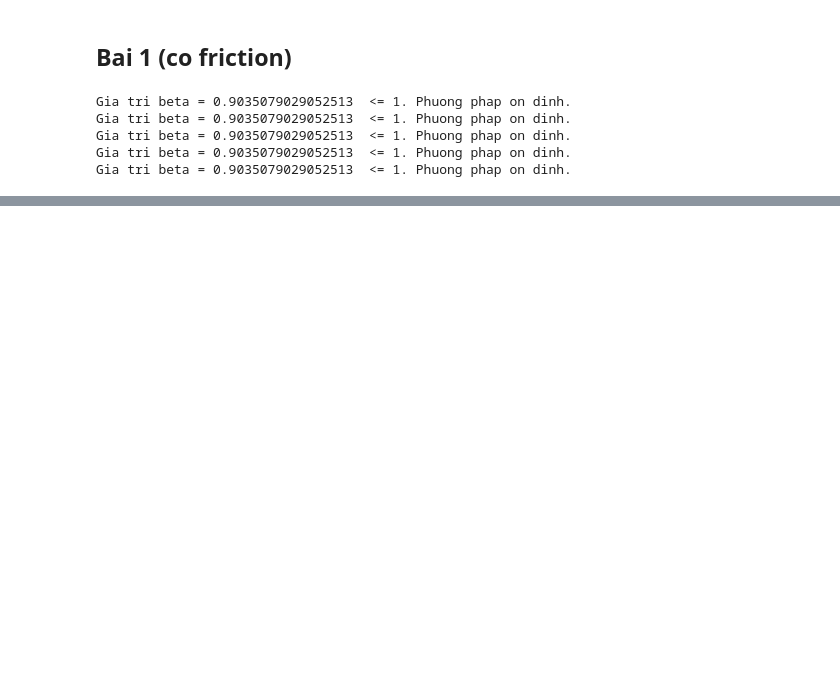
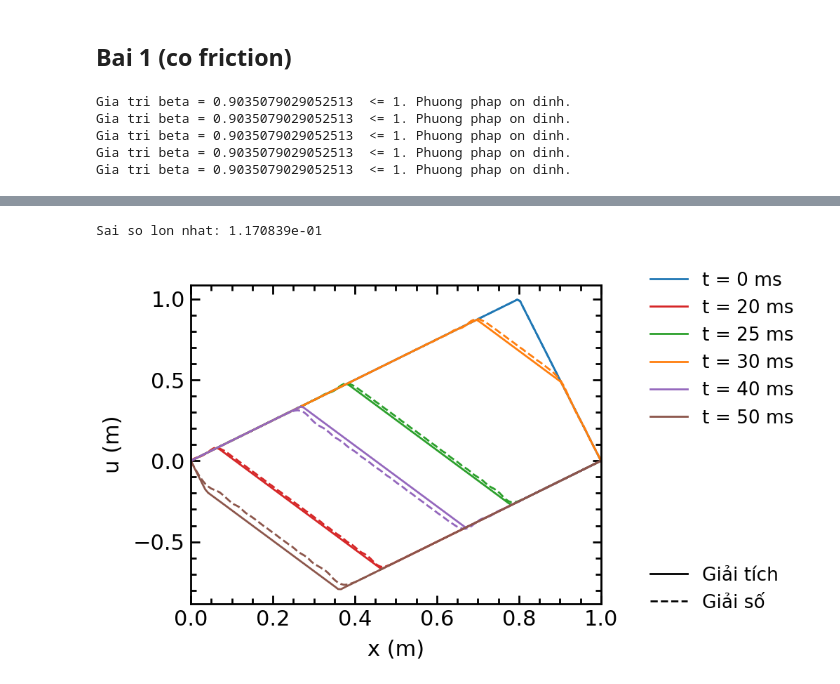
Before and after one commit to nguyentrangiabao05/Personal-Computational-Physics, a Jupyter notebook: BTVN/BTVN8/BTVN8.ipynb, the cells around one changed output, grey strips where cells are left out. Drawn from its saved outputs; the diff is of its cells as text; code cells hidden in the pictures; blank space fills up the shorter version.

```diff
--- a/BTVN/BTVN8/BTVN8.ipynb
+++ b/BTVN/BTVN8/BTVN8.ipynb
@@ -189,0 +287,42 @@ Gia tri beta = 0.9035079029052513  <= 1. Phuong phap on dinh.
+# %%
+sosanh("ketqua_bai1_beta_0.90.txt")
+# %% [output]
+Sai so lon nhat: 1.170839e-01
+# %%
+t_step_plot = [0, 200, 250, 300, 400, 500]
+
+filename = "ketqua_bai1_beta_0.90.txt_comparison"
+t_step, x_step, t_num, x_num, u_num, u_anal, delta = np.loadtxt(filename, comments='#', unpack=True)
+# %%
+fig, ax = plt.subplots(figsize=(8, 6))
+
+for i, ts in enumerate(t_step_plot):
+    mask   = (t_step == ts)
+    x_plot = x_num[mask]
+    t_val  = t_num[mask][0]
+    ax.plot(x_plot, u_anal[mask], '-',  color=f"C{i}")
+    ax.plot(x_plot, u_num[mask],  '--', color=f"C{i}")
+
+ax.set_xlabel('x (m)')
+ax.set_ylabel('u (m)')
+ax.set_xlim(0, L)
+
+time_handles = [
+    Line2D([0], [0], color=f"C{i}", ls='-',
+           label=f't = {t_num[t_step == ts][0]*1000:.0f} ms')
+    for i, ts in enumerate(t_step_plot)
+]
+
+method_handles = [
+    Line2D([0], [0], color='k', ls='-',  label='Giải tích'),
+    Line2D([0], [0], color='k', ls='--', label='Giải số'),
+]
+
+fig.legend(handles=time_handles,   bbox_to_anchor=(1.0, 1.0), loc='upper left', borderaxespad=0.1)
+fig.legend(handles=method_handles, bbox_to_anchor=(1.0, 0.3), loc='upper left', borderaxespad=0.1)
+
+plt.tight_layout()
+plt.savefig("hinh_dang_soi_day.pdf", bbox_inches='tight')
+plt.show()
+# %% [output]
+[figure, added]
```
Also changed, not shown: parts of 14 cells of this notebook, 11 other files.
